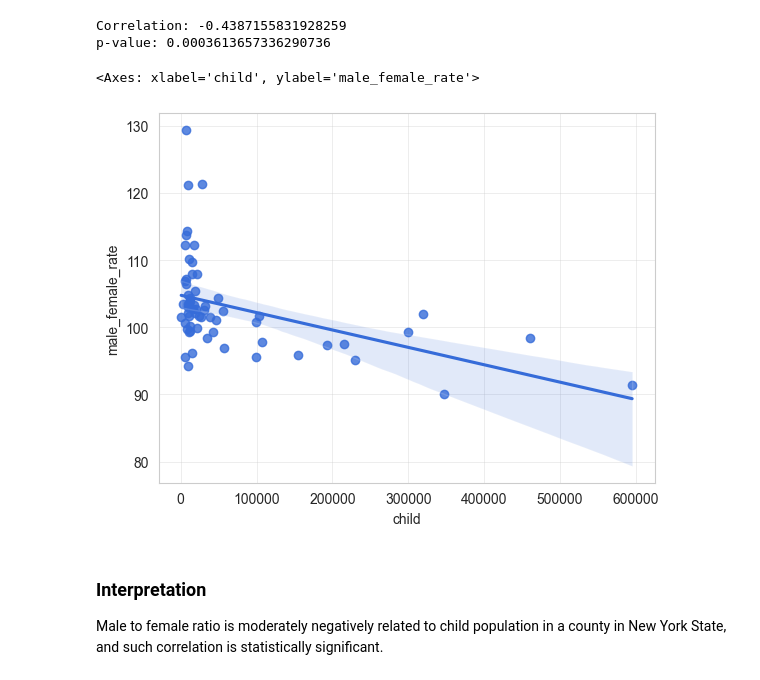
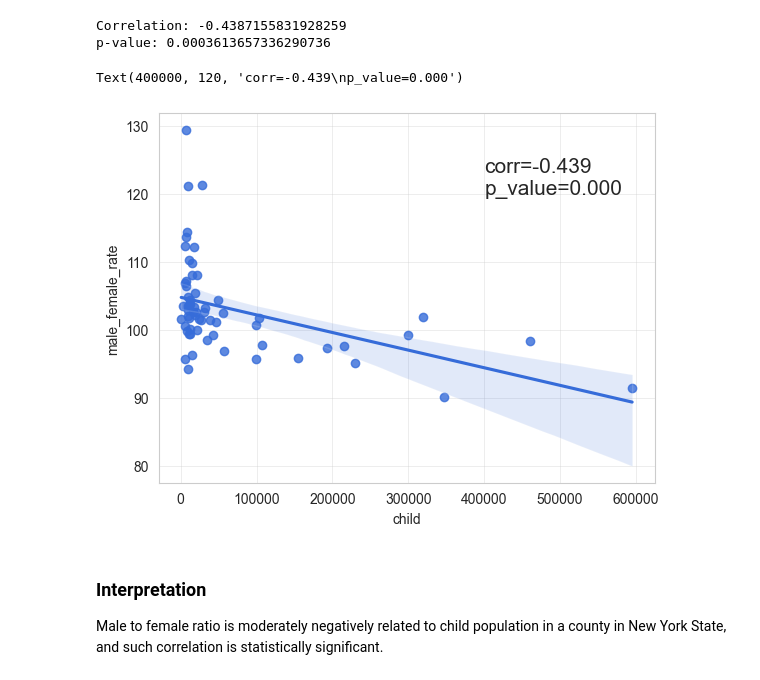
Before and after one commit to jieshu-wang-SBU/EST389_371_2026_spring, a Jupyter notebook: lectures/10-statistic_analysis_and_regression/10-05_Correlation.ipynb, the cells around one changed output. Drawn from its saved outputs; the diff is of its cells as text; code cells hidden in the pictures.

```diff
--- a/lectures/10-statistic_analysis_and_regression/10-05_Correlation.ipynb
+++ b/lectures/10-statistic_analysis_and_regression/10-05_Correlation.ipynb
@@ -150,10 +153,11 @@ print("p-value:", p_value)
 Correlation: -0.4387155831928259
 p-value: 0.0003613657336290736
 # %%
-sns.regplot(data=compare_df, x="child", y="male_female_rate")
+g=sns.regplot(data=compare_df, x="child", y="male_female_rate")
+g.text(x=400_000, y=120, s=f"{corr=:.3f}\n{p_value=:.3f}", fontsize=15)
 # %% [output]
-<Axes: xlabel='child', ylabel='male_female_rate'>
+Text(400000, 120, 'corr=-0.439\np_value=0.000')
-[figure, old version]
+[figure, new version]
 # %% [markdown]
 ### Interpretation
 
```
Also changed, not shown: parts of 2 cells of this notebook, 1 other file.
